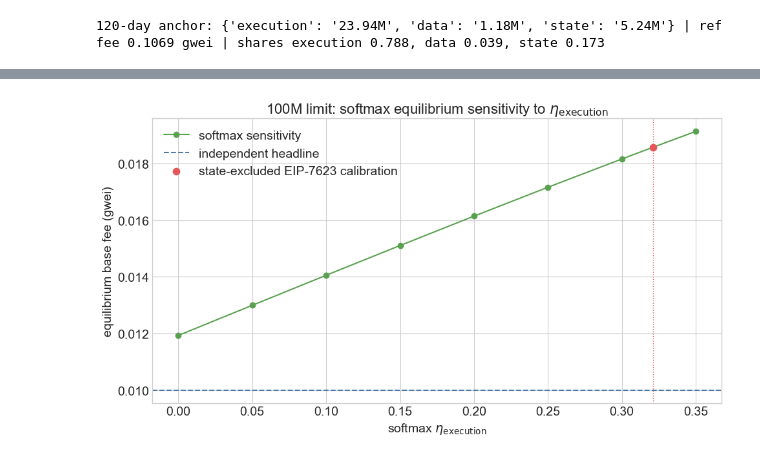
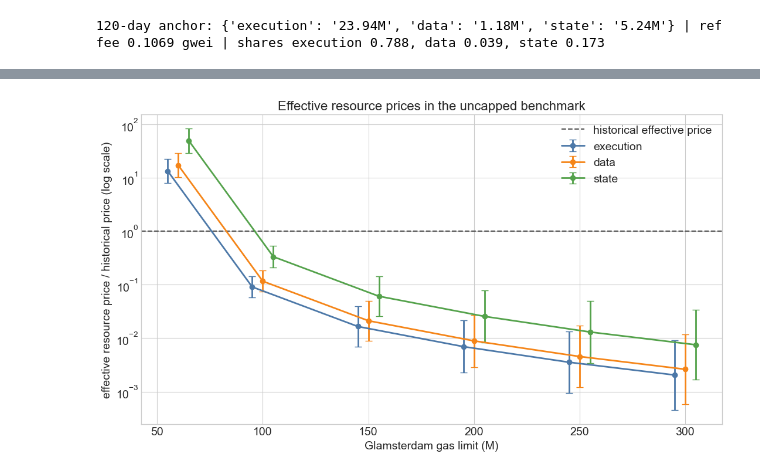
Before and after one commit to M1kuW1ll/eip-7999-research, a Jupyter notebook: notebooks/1.9-three-way-equilibrium-model.ipynb, the cells around one changed output, grey strips where cells are left out. Saved outputs shown, nothing was run; the diff lists cells and outputs as text; code cells hidden in the pictures.

Commit message:
Add BAL bundle pricing model and 7999 equilibrium analysis

```diff
--- a/notebooks/1.9-three-way-equilibrium-model.ipynb
+++ b/notebooks/1.9-three-way-equilibrium-model.ipynb
@@ -51,10 +32,10 @@ convention end to end
 moved by <0.006 when switching from the body-gas variant).
 # %%
 from pathlib import Path
-import math
 import sys
 
 import matplotlib.pyplot as plt
+from matplotlib.ticker import PercentFormatter
 
 plt.rcParams.update({
     "font.size": 14,
@@ -89,14 +70,15 @@ CURRENT_DATA_CSV = DATA_DIR / f"daily_current_data_gas_xatu_{DATE_LABEL}.csv"
 EXECUTION_REPRICING_DAILY_CSV = DATA_DIR / f"execution_repricing_daily_{DATE_LABEL}.csv"
 NB18_WINDOW_CSV = DATA_DIR / "three_way_window_robustness_2025.csv"
 NB18_ISOELASTIC_CSV = DATA_DIR / "three_way_isoelastic_calibration_2025.csv"
-EIP7623_SWEEP_CSV = DATA_DIR / "eip7623_event_implied_elasticity_sweep_2025-03-07_2025-07-08.csv"
 
 OUT_PARAMS_CSV = DATA_DIR / f"three_way_equilibrium_parameter_card_{DATE_LABEL}.csv"
 OUT_ACCOUNTING_CSV = DATA_DIR / f"three_way_equilibrium_accounting_card_{DATE_LABEL}.csv"
 OUT_RESULTS_CSV = DATA_DIR / f"three_way_equilibrium_results_{DATE_LABEL}.csv"
 OUT_HEADLINE_CSV = DATA_DIR / f"three_way_equilibrium_headline_{DATE_LABEL}.csv"
 OUT_WINDOW_CSV = DATA_DIR / f"three_way_equilibrium_window_sensitivity_{DATE_LABEL}.csv"
-OUT_ETA_EXEC_SWEEP_CSV = DATA_DIR / f"three_way_equilibrium_eta_exec_sweep_{DATE_LABEL}.csv"
+OUT_EFFECTIVE_PRICE_CSV = DATA_DIR / f"glamsterdam_effective_price_ranges_{DATE_LABEL}.csv"
+OUT_STATE_CAP_CSV = DATA_DIR / f"glamsterdam_state_cap_sensitivity_{DATE_LABEL}.csv"
+OUT_STATE_CAP_SWEEP_CSV = DATA_DIR / f"glamsterdam_state_cap_sweep_{DATE_LABEL}.csv"
 
 accounting = pd.read_csv(ACCOUNTING_PANEL_CSV)
 current_data = pd.read_csv(CURRENT_DATA_CSV)[
@@ -138,12 +120,12 @@ if not np.allclose(
     accounting["execution_current"].sum(), current_execution_total, rtol=1e-10, atol=1
 ):
     raise ValueError("Notebook 1.10 execution denominator does not match notebook 1.9")
-CENTRAL_M_EXECUTION = float(
+M_EXECUTION = float(
     accounting["execution_8038_2780_refund_corrected"].sum()
     / accounting["execution_current"].sum()
 )
-CENTRAL_M_DATA = float(accounting["data_gas_glamsterdam"].sum() / current_data_total)
-CENTRAL_M_STATE = float(accounting["state_gas_8037_calibrated"].sum() / current_state_total)
+M_DATA = float(accounting["data_gas_glamsterdam"].sum() / current_data_total)
+M_STATE = float(accounting["state_gas_8037_calibrated"].sum() / current_state_total)
 TOTAL0 = sum(ANCHOR_QUANTITIES.values())
 S0 = {name: ANCHOR_QUANTITIES[name] / TOTAL0 for name in RESOURCES}
 
@@ -163,9 +145,9 @@ accounting_card = pd.DataFrame([{
     "execution_8038_2780_per_block": (
         accounting["execution_8038_2780_refund_corrected"].sum() / blocks
     ),
-    "m_execution_total_ratio": CENTRAL_M_EXECUTION,
-    "m_data_total_ratio": CENTRAL_M_DATA,
-    "m_state_total_ratio": CENTRAL_M_STATE,
+    "m_execution_total_ratio": M_EXECUTION,
+    "m_data_total_ratio": M_DATA,
+    "m_state_total_ratio": M_STATE,
 }])
 accounting_card.to_csv(OUT_ACCOUNTING_CSV, index=False)
 display(accounting_card.T)
@@ -593,49 +584,29 @@ the selected softmax result uses the marked calibration.
 # %%
-eta_exec_calibrated = float(
-    parameter_card.set_index("spec").loc[SOFTMAX_SPEC, "eta_execution"]
-)
-eta_exec_grid = sorted(
-    set(np.round(np.arange(0.0, 0.351, 0.05), 3)) | {eta_exec_calibrated}
-)
-trip = window_triplets.loc[35]
-sweep_rows = []
-for eta_exec in eta_exec_grid:
-    etas = {"execution": float(eta_exec),
-            "data": float(eta_exec + trip["delta_data"]),
-            "state": float(eta_exec + trip["delta_state"])}
-    eps = {name: etas[name] * (1 - S0[name]) + float(trip["eps_agg"]) * S0[name] for name in RESOURCES}
-    spec_row = {
-        "spec": f"sweep_eta_exec_{eta_exec:.2f}", "demand_model": "aggregate_plus_softmax",
-        "closure": "sweep", "window_days": 35,
-        "eps_agg": float(trip["eps_agg"]),
-        **{f"eta_{name}": etas[name] for name in RESOURCES},
-        **{f"eps_{name}": eps[name] for name in RESOURCES},
-    }
-    sweep_rows.append(solve_three_way(spec_row, **CENTRAL_WORLD))
-eta_exec_sweep = pd.DataFrame(sweep_rows)
-eta_exec_sweep.to_csv(OUT_ETA_EXEC_SWEEP_CSV, index=False)
-
-fig, ax = plt.subplots(figsize=(10, 5.6))
-ax.plot(eta_exec_sweep["eta_execution"], eta_exec_sweep["equilibrium_base_fee_gwei"],
-        marker="o", color="#59A14F", label="softmax sensitivity")
-independent_fee = float(results[(results["spec"] == HEADLINE_SPEC)
-                                & np.isclose(results["gas_limit"], CENTRAL_WORLD["gas_limit"])
-                                & np.isclose(results["m_execution"], CENTRAL_WORLD["m_execution"])
-                                & np.isclose(results["m_data"], CENTRAL_WORLD["m_data"])
-                                & np.isclose(results["m_state"], CENTRAL_WORLD["m_state"])]["equilibrium_base_fee_gwei"].iloc[0])
-ax.axhline(independent_fee, linestyle="--", color="#4C78A8", label="independent headline")
-calibrated_row = eta_exec_sweep[np.isclose(eta_exec_sweep["eta_execution"], eta_exec_calibrated)].iloc[0]
-ax.scatter([eta_exec_calibrated], [calibrated_row["equilibrium_base_fee_gwei"]],
-           color="#E45756", s=55, zorder=3, label="state-excluded EIP-7623 calibration")
-ax.axvline(eta_exec_calibrated, linestyle=":", color="#E45756", linewidth=1)
-ax.set_xlabel(r"softmax $\eta_{\mathrm{execution}}$")
-ax.set_ylabel("equilibrium base fee (gwei)")
-ax.set_title(r"100M limit: softmax equilibrium sensitivity to $\eta_{\mathrm{execution}}$")
+fig, ax = plt.subplots(figsize=(11, 6.4))
+x_price = effective_price_ranges["gas_limit_M"].to_numpy()
+for resource, color, label, offset in [
+    ("execution", "#4C78A8", "execution", -5),
+    ("data", "#F58518", "data", 0),
+    ("state", "#54A24B", "state", 5),
+]:
+    lower = effective_price_ranges[f"{resource}_ratio_min"].to_numpy()
+    upper = effective_price_ranges[f"{resource}_ratio_max"].to_numpy()
+    midpoint = np.sqrt(lower * upper)
+    ax.errorbar(
+        x_price + offset, midpoint,
+        yerr=[midpoint - lower, upper - midpoint],
+        marker="o", capsize=4, linewidth=2, color=color, label=label,
+    )
+ax.axhline(1, color="#555555", linestyle="--", linewidth=1.5,
+           label="historical effective price")
+ax.set_xlabel("Glamsterdam gas limit (M)")
+ax.set_ylabel("effective resource price / historical price (log scale)")
+ax.set_yscale("log")
+ax.set_title("Effective resource prices in the uncapped benchmark")
 ax.legend()
 fig.tight_layout()
-fig.savefig(PLOTS_DIR / f"three_way_equilibrium_eta_exec_sweep_{DATE_LABEL}.png", dpi=160)
+fig.savefig(PLOTS_DIR / f"glamsterdam_effective_price_ratios_{DATE_LABEL}.png", dpi=180)
 plt.show()
-eta_exec_sweep[["eta_execution", "eta_state", "equilibrium_base_fee_gwei",
-                "binding_branch", "alpha_state_equilibrium", "demand_expansion"]]
+effective_price_ranges
 # %% [output]
-[figure, old version]
+[figure, new version]
```
Also changed, not shown: parts of 16 cells of this notebook, 33 other files.
